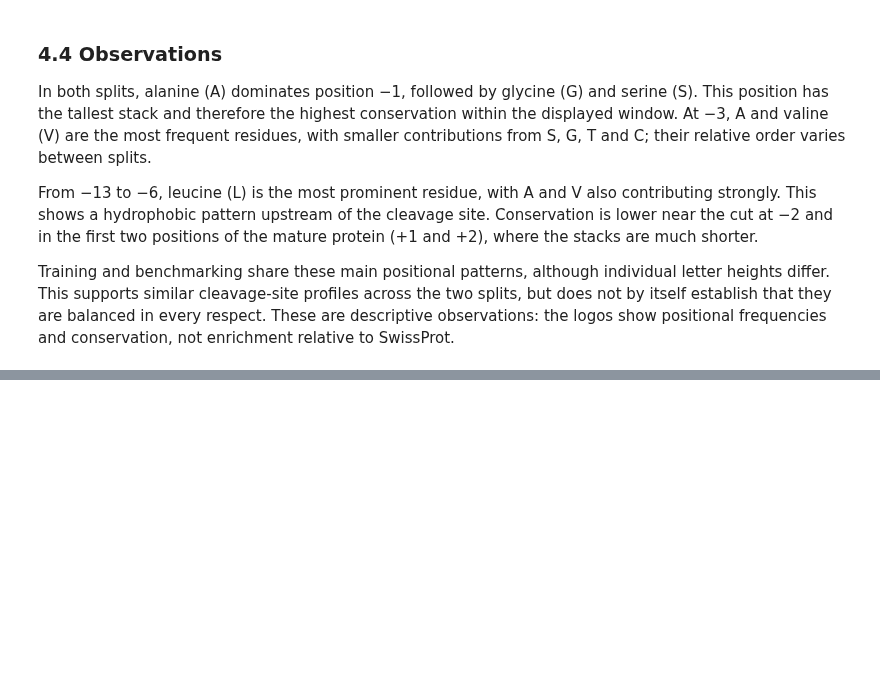
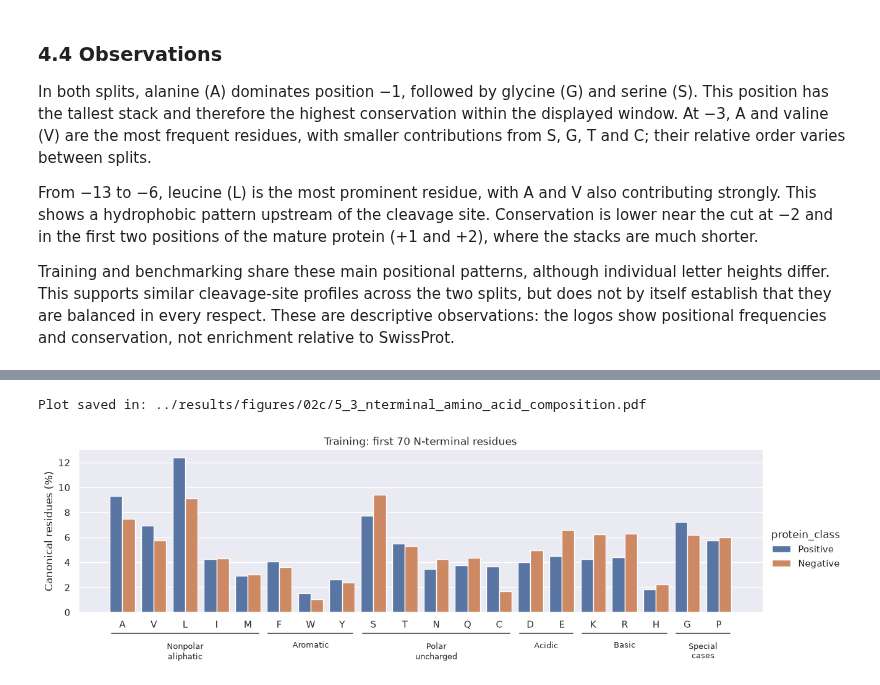
Before and after one commit to bioinformatikk/LB2_project_Group_10, a Jupyter notebook: notebooks/02c_data_analysis.ipynb, the cells around one changed output, grey strips where cells are left out. Saved outputs shown, nothing was run; the diff lists cells and outputs as text; code cells hidden in the pictures; blank space fills up the shorter version.

```diff
--- a/notebooks/02c_data_analysis.ipynb
+++ b/notebooks/02c_data_analysis.ipynb
@@ -60,6 +60,7 @@ def read_fasta(fasta_path):
     return sequences
 # %%
 positive_sequences = read_fasta(input_dir / "positive_dataset.fasta")
+negative_sequences = read_fasta(input_dir / "negative_dataset.fasta")
 # %% [markdown]
 ## 1. Length distributions
 
@@ -770,0 +861,30 @@ Following the categorical bar-plot examples in the Seaborn support, we would sho
+# %%
+g = sns.catplot(
+    data=nterminal_composition, x="amino_acid", y="percentage",
+    order=grouped_amino_acids, hue="protein_class",
+    hue_order=class_order, palette=class_palette,
+    kind="bar", errorbar=None, height=4, aspect=3
+)
+g.set_axis_labels("", "Canonical residues (%)")
+g.ax.set_title("Training: first 70 N-terminal residues")
+
+start = 0
+for group, residues in amino_acid_groups.items():
+    end = start + len(residues) - 1
+    g.ax.plot(
+        [start - 0.35, end + 0.35], [-0.13, -0.13],
+        transform=g.ax.get_xaxis_transform(), color="0.4", clip_on=False
+    )
+    g.ax.text(
+        (start + end) / 2, -0.18, group,
+        transform=g.ax.get_xaxis_transform(), ha="center", va="top", fontsize=9
+    )
+    start = end + 1
+
+g.figure.subplots_adjust(bottom=0.3)
+g.savefig(figure_dir / "5_3_nterminal_amino_acid_composition.pdf", format="pdf", bbox_inches="tight")
+print("Plot saved in:", figure_dir / "5_3_nterminal_amino_acid_composition.pdf")
+plt.show()
+# %% [output]
+Plot saved in: ../results/figures/02c/5_3_nterminal_amino_acid_composition.pdf
+[figure, added]
```
Also changed, not shown: parts of 13 cells of this notebook, 17 other files.
